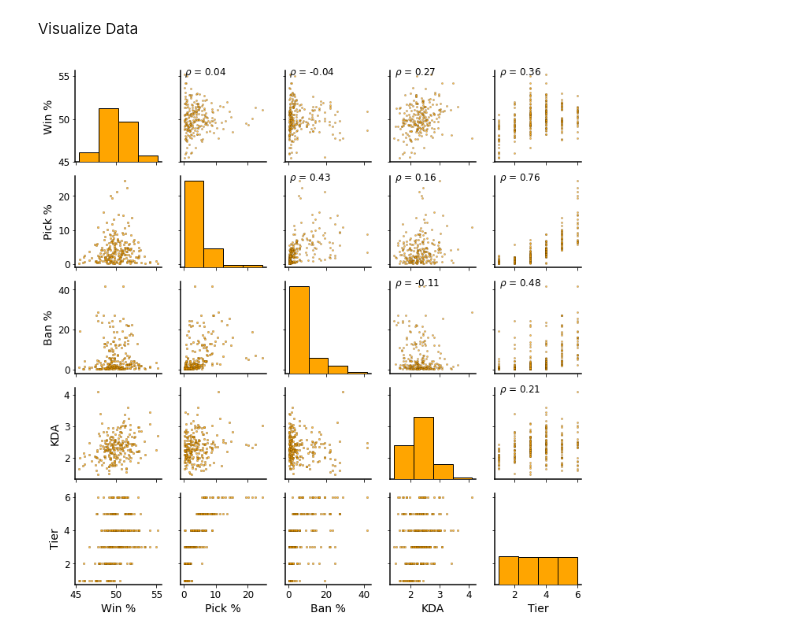
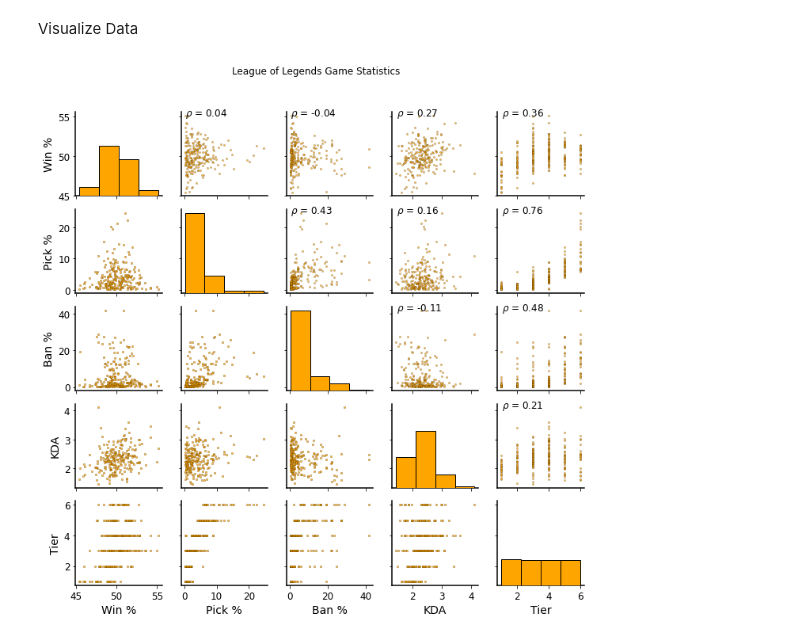
Before and after one commit to hlharris22/multivariate-visualizations, a Jupyter notebook: visualization-lol/visualization.ipynb, the cells around one changed output. Cells and saved outputs as stored; diff of their text form; code cells hidden in the pictures.

Commit message:
Added Title for LOL visualization

```diff
--- a/visualization-lol/visualization.ipynb
+++ b/visualization-lol/visualization.ipynb
@@ -72,31 +72,33 @@ Visualize Data
 mpl.rcParams["axes.labelsize"] = 14
 mpl.rcParams["xtick.labelsize"] = "Large"
 mpl.rcParams["ytick.labelsize"] = "Large"
 mpl.rcParams["axes.linewidth"] = 1.5
 
 def pearson_correlation(x, y, **kwags):
 
     # Calculate Pearson Correlation
     coef = np.corrcoef(x,y)[0][1]
 
     # Make the label
     label = r'$\rho$ = ' + str(round(coef, 2))
 
     # Add the label to the plot
     ax = plt.gca() # Identifies instance of plot
     ax.annotate(label, xy = (0.05, 0.95), size=12, xycoords = ax.transAxes)
 
 grid = sns.PairGrid(data=lol_df, vars= ["Win %", "Pick %", "Ban %", "KDA", "Tier"], height=2)
 
 # Map the plots to the locations
 grid = grid.map_upper(plt.scatter, color = "Orange", s=5, alpha=0.7, edgecolors= "Black", linewidth=0.25)
 grid = grid.map_upper(pearson_correlation)
 grid = grid.map_lower(plt.scatter, color = "Orange", s=7, alpha=0.7, edgecolors= "Black", linewidth=0.25)
 grid = grid.map_diag(plt.hist, bins = 4, edgecolor='k', color='Orange')
+grid.fig.subplots_adjust(top=0.9)
+grid.fig.suptitle('League of Legends Game Statistics')
 
 # Save figure
 grid.savefig("League_Of_Legends_Game_Stats", dpi=1200, bbox_inches = 'tight')
 
 plt.show()
 # %% [output]
-[figure, old version]
+[figure, new version]
```
